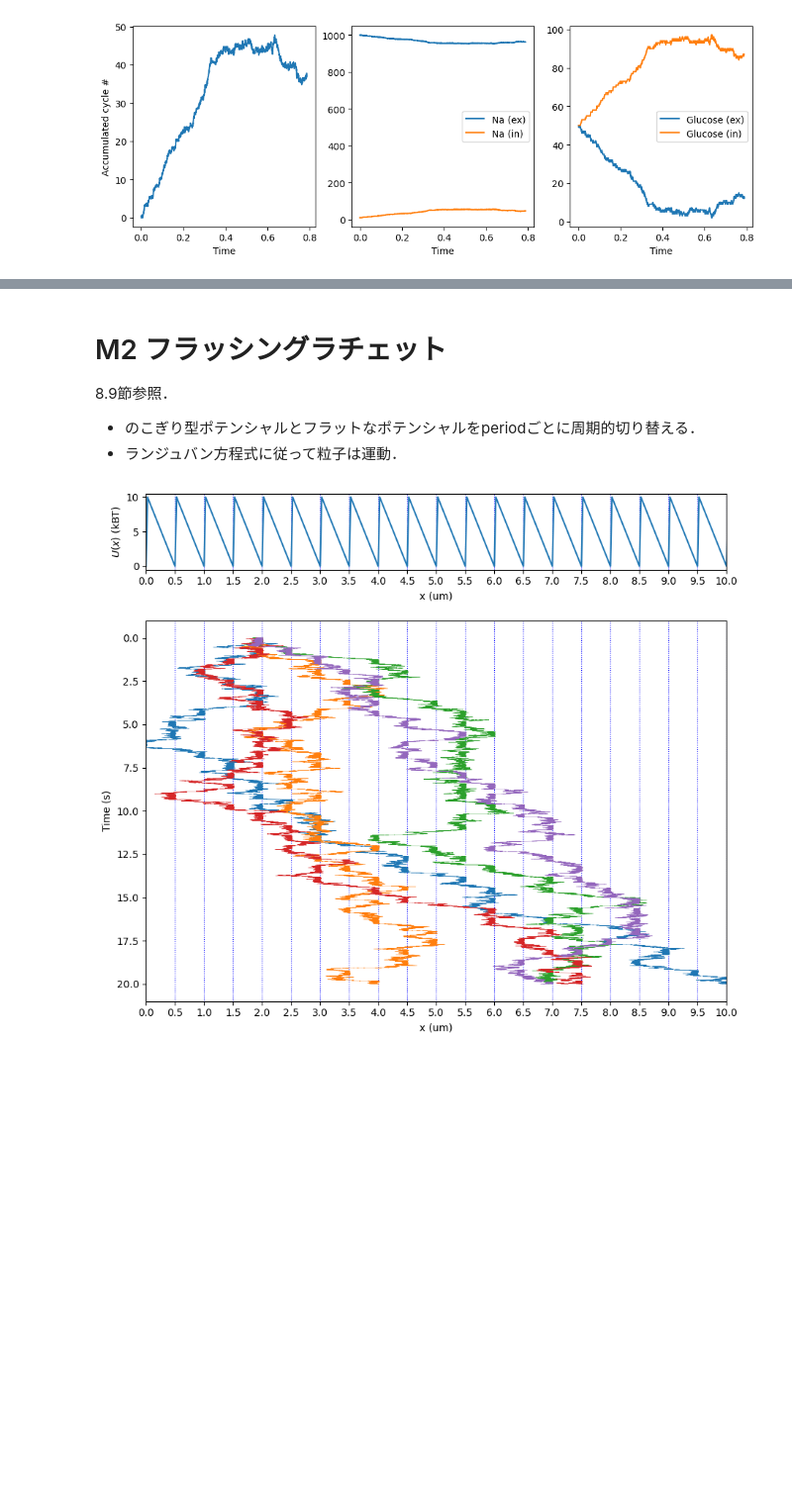
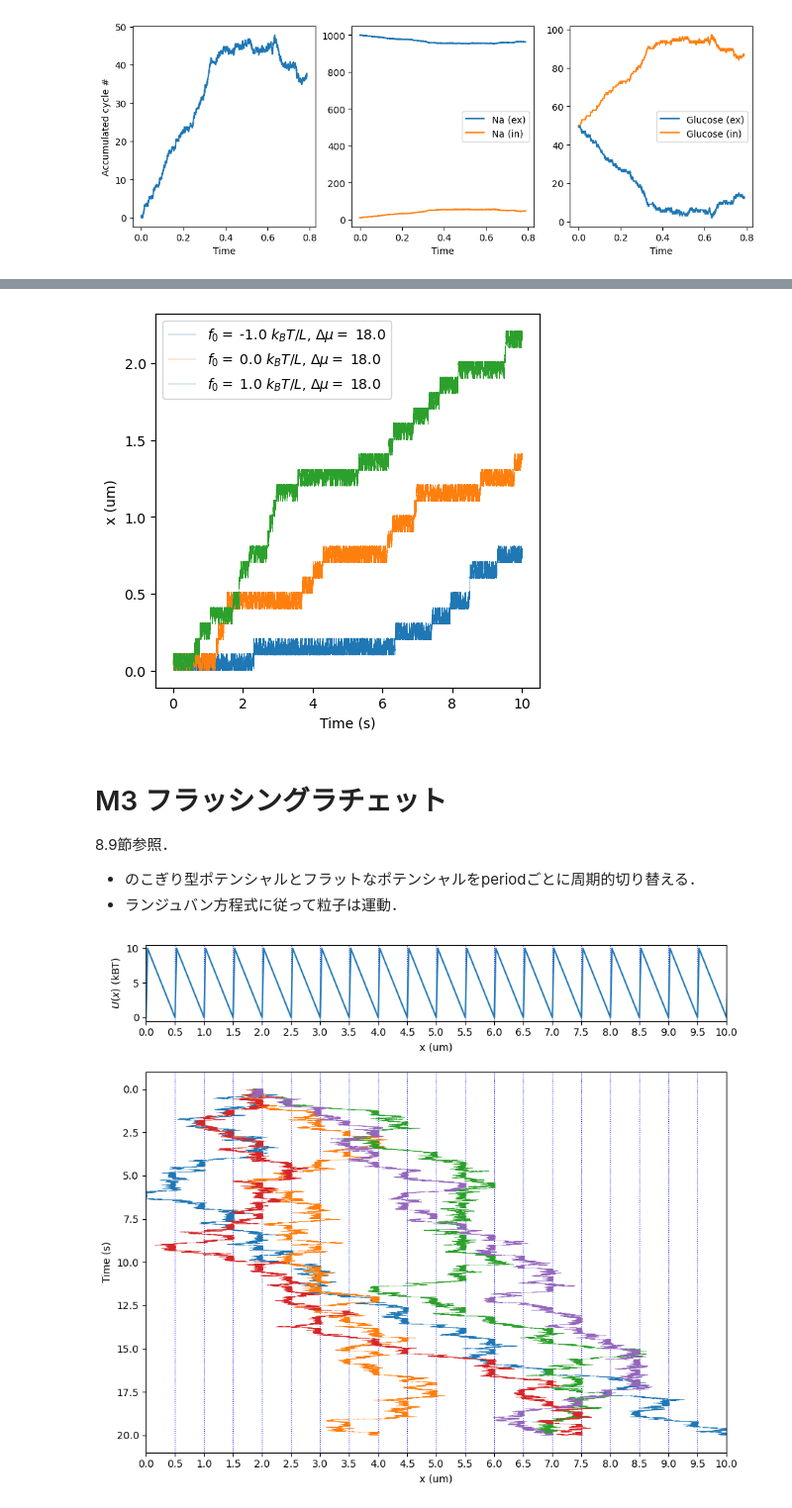
Before and after one commit to stoyabe/biophys, a Jupyter notebook: M_motor.ipynb, the cells around one changed output, grey strips where cells are left out. Shown at 99% size. Drawn from its saved outputs; the diff is of its cells as text; code cells hidden in the pictures; blank space fills up the shorter version.

```diff
--- a/M_motor.ipynb
+++ b/M_motor.ipynb
@@ -75,5 +87,66 @@ plt.show()
+# %%
+import numpy as np # 計算用ライブラリ
+import matplotlib.pyplot as plt  # プロット用ライブラリ
+
+kBT = 4.14E-21  # (J = kg m^2 / s^2)
+L = 100E-9 # ポテンシャルの間隔 (m) 1つ1つのポテンシャルの長さは 1.1L としている．
+w0 = 10 # 遷移率 (/s)
+
+# メインの関数．ランジュバン方程式をオイラー法で数値積分．
+def langevin(dt, T, f0, dmu, gamma):  # 時間刻み dt で T だけ計算
+    n = int(T / dt)  # ステップ数
+
+    w = np.sqrt(2*kBT*dt/gamma)  # ルートの中にdtを入れる
+    r = np.random.standard_normal(size = n - 1) # n-1個の正規乱数（平均0, 分散1）を発生．
+
+    x = np.zeros(n)
+    s = 0 # 状態（整数．ポテンシャルの位置）
+    x[0] = L/2  # m, 初期位置
+    for i in range(n-1):
+        left = s*L  # 左壁の位置
+        right = (s + 1.1)*L # 右壁の位置
+
+        x[i + 1] = x[i] + dt * f0 / gamma + w * r[i]
+
+        if x[i+1] < left: x[i+1] = left # 壁の処理．壁を越えてしまった場合は強制的に戻す．雑な処理だが簡便で高速．
+        if x[i+1] > right: x[i+1] = right
+
+        if x[i+1] > right - 0.1*L:  # 左側10%の位置にいある場合は，右の状態に遷移可能．
+            p = dt * w0
+            if p > np.random.rand():
+                s += 1
+
+        if x[i+1] < left + 0.1*L:   # 右側10%の位置にいある場合は，左の状態に遷移可能．
+            dG = -f0 * (x[i+1] - (left - L)) + dmu
+            p = dt * w0 * np.exp(-dG/kBT)
+            if p > np.random.rand():
+                s -= 1
+
+    t = np.linspace(0, T - dt, n)
+    return t, x
+
+
+# パラメータ設定
+gamma = 1E-8 # (kg/s)
+dmu = 18*kBT # Δμ
+
+T = 10 # (s) 計算時間
+dt = 2E-4 # (s) 計算の時間刻み．
+
+plt.figure(figsize=(5,5), dpi=100)
+for f0 in [-1*kBT/L, 0*kBT/L, 1*kBT/L]:
+    t, x = langevin(dt, T, f0, dmu, gamma)  # ランジュバン方程式による計算
+    plt.plot(t, x *1E6, lw = 0.25, label = r'$f_0 =$ {:.1f} $k_BT/L$, $\Delta\mu = $ {:.1f}'.format(f0/kBT*L, dmu/kBT))  # lwは線の太さ．
+
+plt.legend()
+plt.xlabel('Time (s)')
+plt.ylabel('x (um)')
+
+plt.show()
+# %% [output]
+[figure, added]
 # %% [markdown]
-# M2 フラッシングラチェット
+# M3 フラッシングラチェット
 
 8.9節参照．
 
```
Also changed, not shown: parts of 3 cells of this notebook, 2 other files.
